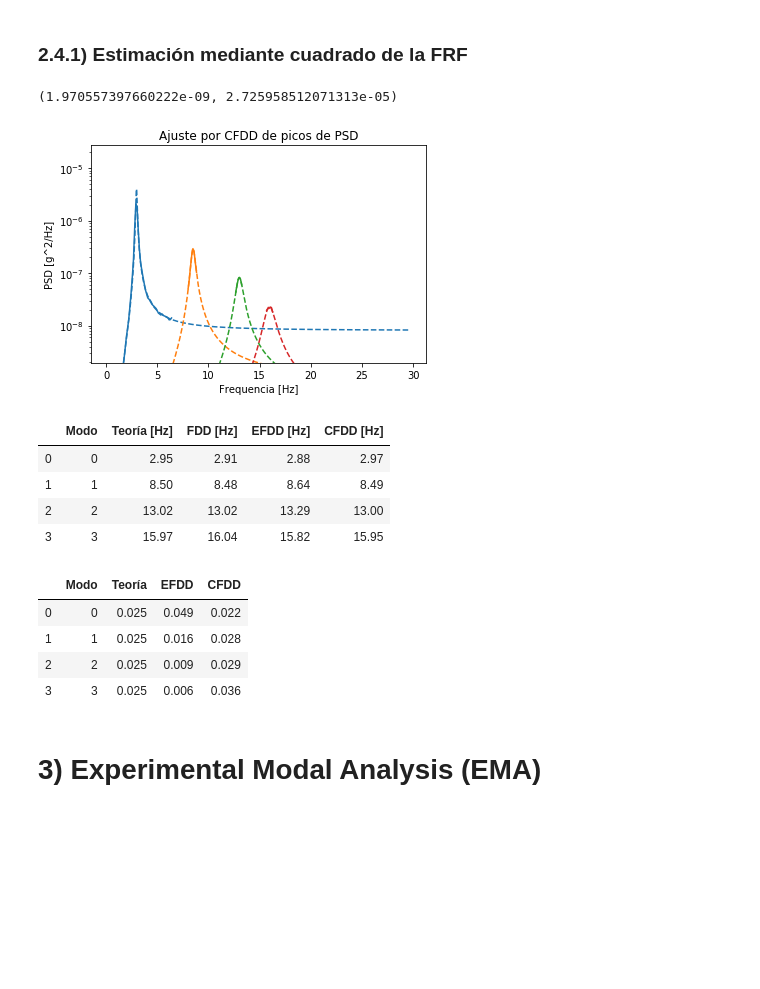
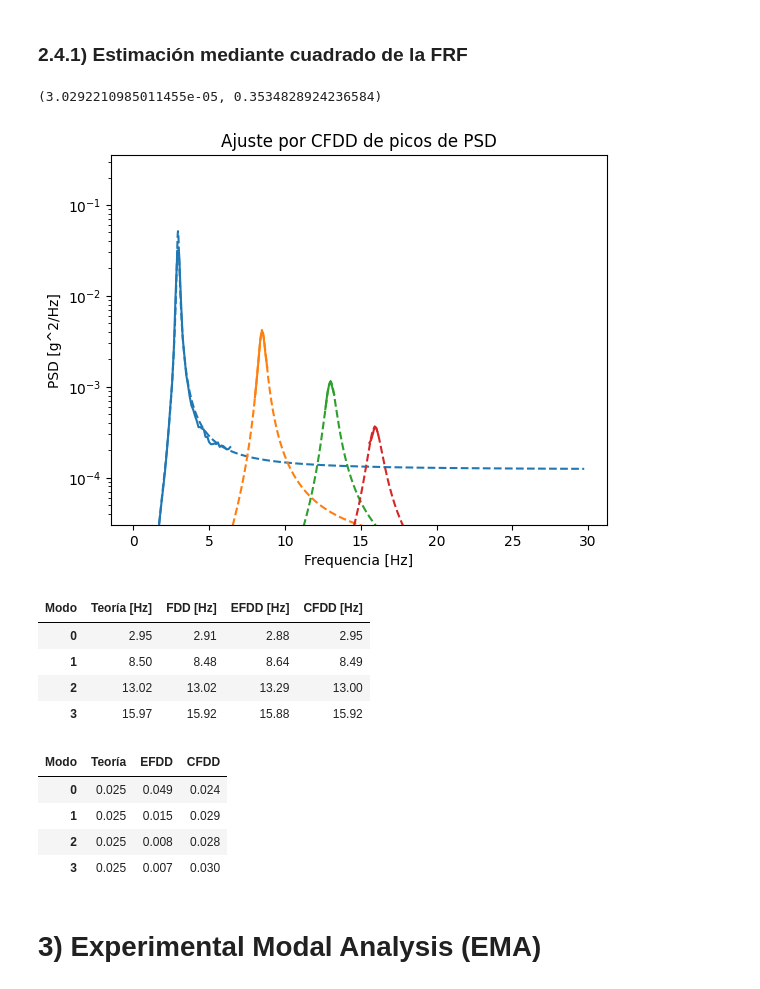
Before and after one commit to rafadodo/atelier, a Jupyter notebook: 4_story_building.ipynb, the cells around one changed output. Drawn from its saved outputs; the diff is of its cells as text; code cells hidden in the pictures; blank space fills up the shorter version.

```diff
--- a/4_story_building.ipynb
+++ b/4_story_building.ipynb
@@ -389,7 +389,8 @@ utils.plot_modes_complexity(modes_fdd)
 ### 2.3.1) Identificación de las PSD modales
 # %%
 freq = f_S
-mac_th = 0.9 #
+sv_num = 0 # Valor singular a utilizar para la estimación
+mac_th = 0.9 # Umbral de MAC para definir el segmento válido para EFDD
 colors = plt.rcParams['axes.prop_cycle'].by_key()['color'][:total_modes]
 sdof_psd = np.zeros((freq.size, total_modes), dtype=complex)
 sdof_acf = np.zeros((freq.size, total_modes), dtype=complex)
@@ -407,7 +408,7 @@ fig_decay.suptitle('Decaimientos de los sistemas 1-DOF asociados a cada pico')
 
 for mode in range(total_modes):
     peak_idx = mode_ind_fdd[mode]
-    idx_low, idx_high = oma.get_efdd_segment(u_fdd, peak_idx, mac_th)
+    idx_low, idx_high = oma.get_efdd_segment(u_fdd, peak_idx, mac_th, sv_num)
 
     ax_psd.semilogy(f_S[idx_low:idx_high],
                     abs(s_fdd[idx_low:idx_high, 0]),
@@ -431,7 +432,7 @@ R2 = np.zeros(total_modes)
 
 for mode in range(total_modes):
     decay = np.real(sdof_acf[:len(t_sdof_acf)//2, mode])
-    xi_efdd[mode], R2[mode], A, b, c, m = oma.get_damp_from_decay(decay)
+    xi_efdd[mode], R2[mode], A, b, c, m = utils.get_damp_from_decay(decay)
     peak_nums = np.linspace(1, A.shape[0], A.shape[0])
     plt.scatter(A[:,0], b)
     plt.plot(peak_nums, c + m*peak_nums,
@@ -468,7 +469,7 @@ fig_decay.suptitle('Ajuste de los decaimientos como logaritmicos', y=1.1)
 
 for mode in range(total_modes):
     decay = sdof_acf[:, mode].real[:len(t_sdof_acf)//2]
-    f_efdd_damped = oma.get_freq_from_signal(t_sdof_acf, sdof_acf[:, mode])
+    f_efdd_damped = utils.get_freq_from_signal(t_sdof_acf, sdof_acf[:, mode])[0]
     f_efdd[mode] = f_efdd_damped / np.sqrt(1-xi_efdd[mode]**2)
     w_n_efdd = 2*np.pi*f_efdd[mode]
     peak_ind = np.array([m for m in signal.argrelmax(abs(decay), order=1)]).flatten()
@@ -498,12 +499,13 @@ utils.print_modes_dataframe(data=data, headers=headers, decimals=2)
 # %%
 # Promedio pesado segun MAC de las formas modales dentro del "segmento EFDD" de cada pico
 modes_efdd = np.zeros((total_dofs,total_modes), dtype=complex)
+sv_num = 0 # Valor singular a utilizar para la estimación
 for mode in range(total_modes):
     peak_idx = mode_ind_fdd[mode]
-    seg_idxes = oma.get_efdd_segment(u_fdd, peak_idx, mac_th)
+    seg_idxes = oma.get_efdd_segment(u_fdd, peak_idx, mac_th, sv_num)
     modes_efdd[:, mode] = oma.get_mean_modeshape_efdd(segment_idxes=seg_idxes,
                                                       peak_idx=peak_idx,
-                                                      s_vectors=u_fdd)
+                                                      sing_vectors=u_fdd)
 
 # Normalización
 for col in range(modes_efdd.shape[1]):
@@ -524,56 +526,57 @@ utils.plot_modes_complexity(modes_efdd)
 # %% [markdown]
 ### 2.4.1) Estimación mediante cuadrado de la FRF
 # %%
+sv_num = 0 # Valor singular a utilizar para la estimación
 mac_th = 0.9
 freq = f_S
 f_cfdd = np.zeros(total_modes)
 xi_cfdd = np.zeros(total_modes)
 
 freq_hat = np.linspace(0, f[len(f)//2-1], 4000)
 psd_hat = np.zeros((freq_hat.size, total_modes))
 
 for mode in range(total_modes):
     peak_idx = mode_ind_fdd[mode]
-    efdd_idxes = oma.get_efdd_segment(u_fdd, peak_idx, mac_th)
+    efdd_idxes = oma.get_efdd_segment(u_fdd, peak_idx, mac_th, sv_num)
     f_cfdd[mode], xi_cfdd[mode], psd_hat[:, mode] = oma.curve_fit_psd_peak(freq, s_fdd[:, 0], efdd_idxes, freq_hat)
 
     plt.semilogy(freq[efdd_idxes[0]:efdd_idxes[1]],
                  abs(s_fdd[efdd_idxes[0]:efdd_idxes[1], 0]),
                  color=colors[mode])
     plt.semilogy(freq_hat[:freq_hat.size//2],
                  abs(psd_hat[:freq_hat.size//2, mode]),
                  color=colors[mode],
                  linestyle='--')
 
 plt.title('Ajuste por CFDD de picos de PSD')
 plt.xlabel('Frequencia [Hz]')
 plt.ylabel('PSD [g^2/Hz]')
 plt.ylim([abs(psd_hat[len(freq_hat)//4, 1]), None])
 # %% [output]
-(1.970557397660222e-09, 2.725958512071313e-05)
+(3.0292210985011455e-05, 0.3534828924236584)
-[figure, old version]
+[figure, new version]
 # %%
 err_f_cfdd = (f_cfdd - f_modes)/f_modes*100
 
 data = np.vstack((mode_num, f_modes, f_fdd, f_efdd, f_cfdd)).T
 headers = ['Modo', 'Teoría [Hz]', 'FDD [Hz]', 'EFDD [Hz]', 'CFDD [Hz]']
-utils.print_modes_dataframe(data=data, headers=headers, decimals=2)
+utils.print_modes_dataframe(data, headers=headers, decimals=2)
 # %% [output]
-|  | Modo | Teoría [Hz] | FDD [Hz] | EFDD [Hz] | CFDD [Hz] |
-| 0 | 0 | 2.95 | 2.91 | 2.88 | 2.97 |
-| 1 | 1 | 8.50 | 8.48 | 8.64 | 8.49 |
-| 2 | 2 | 13.02 | 13.02 | 13.29 | 13.00 |
-| 3 | 3 | 15.97 | 16.04 | 15.82 | 15.95 |
+| Modo | Teoría [Hz] | FDD [Hz] | EFDD [Hz] | CFDD [Hz] |
+| 0 | 2.95 | 2.91 | 2.88 | 2.95 |
+| 1 | 8.50 | 8.48 | 8.64 | 8.49 |
+| 2 | 13.02 | 13.02 | 13.29 | 13.00 |
+| 3 | 15.97 | 15.92 | 15.88 | 15.92 |
 # %%
 data = np.vstack((mode_num, Xi, xi_efdd, xi_cfdd)).T
 headers = ['Modo', 'Teoría', 'EFDD', 'CFDD']
-utils.print_modes_dataframe(data=data, headers=headers, decimals=3)
+utils.print_modes_dataframe(data, headers=headers, decimals=3)
 # %% [output]
-|  | Modo | Teoría | EFDD | CFDD |
-| 0 | 0 | 0.025 | 0.049 | 0.022 |
-| 1 | 1 | 0.025 | 0.016 | 0.028 |
-| 2 | 2 | 0.025 | 0.009 | 0.029 |
-| 3 | 3 | 0.025 | 0.006 | 0.036 |
+| Modo | Teoría | EFDD | CFDD |
+| 0 | 0.025 | 0.049 | 0.024 |
+| 1 | 0.025 | 0.015 | 0.029 |
+| 2 | 0.025 | 0.008 | 0.028 |
+| 3 | 0.025 | 0.007 | 0.030 |
 # %% [markdown]
 # 3) Experimental Modal Analysis (EMA)
 # %% [markdown]
```
Also changed, not shown: parts of 44 cells of this notebook, 8 other files.
